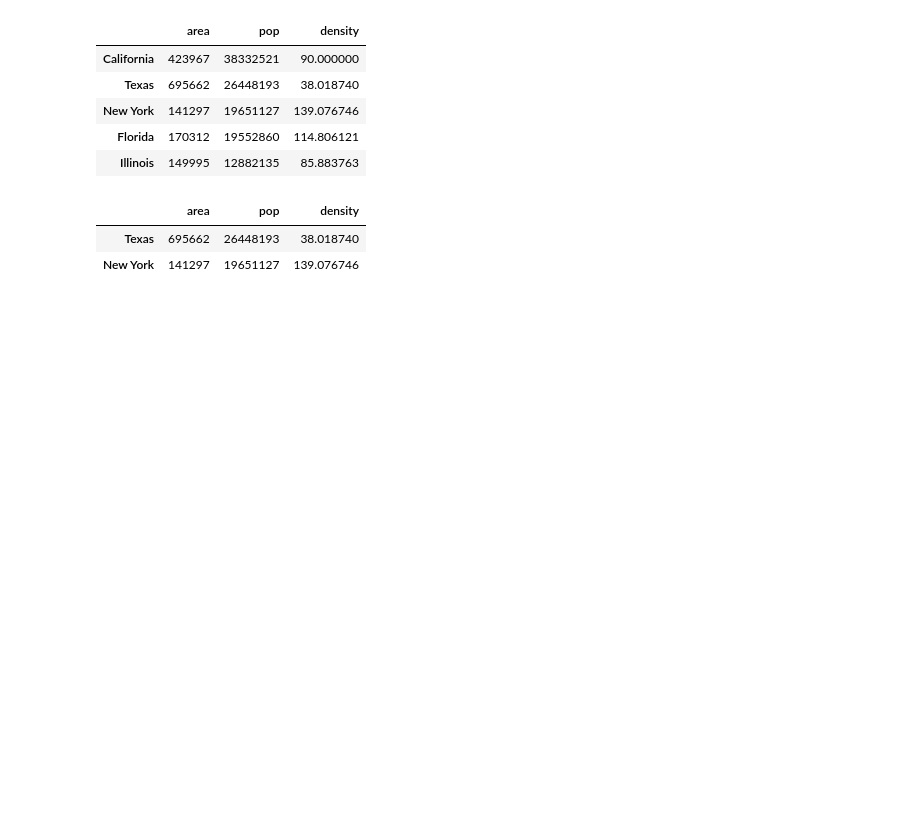
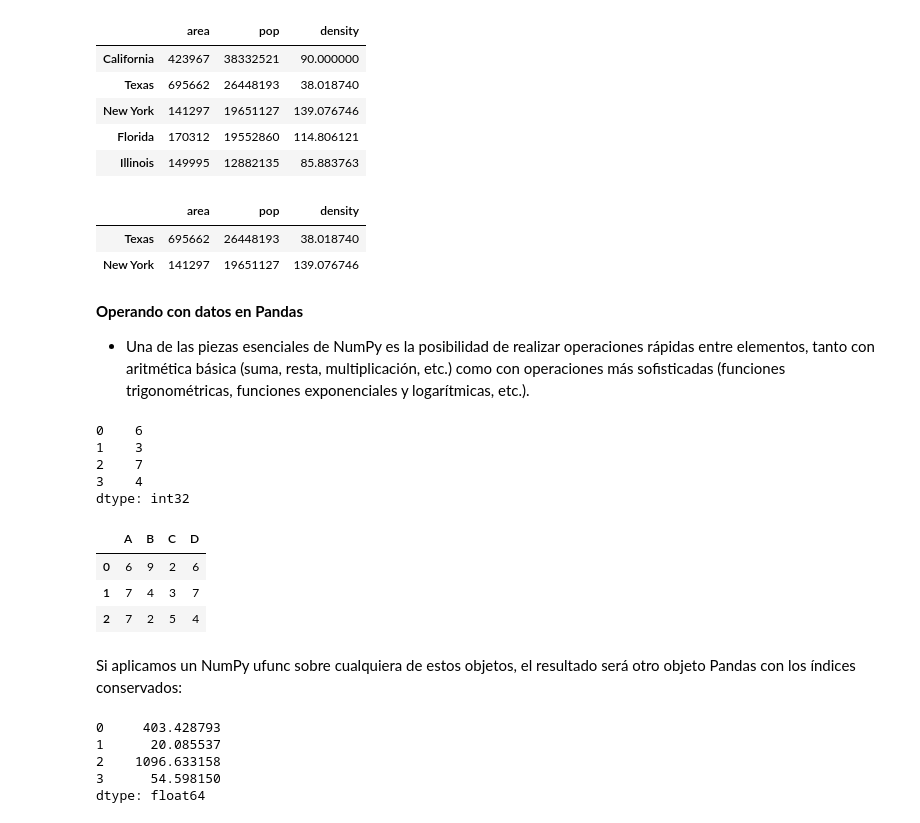
Before and after one commit to MikeAlienpz03/Excel_python, a Jupyter notebook: Chapters/pandas.ipynb, the cells around one changed output. Cells and saved outputs as stored; diff of their text form; code cells hidden in the pictures; blank space fills up the shorter version.

```diff
--- a/Chapters/pandas.ipynb
+++ b/Chapters/pandas.ipynb
@@ -488,3 +501,41 @@ data[1:3]
 |  | area | pop | density |
 | Texas | 695662 | 26448193 | 38.018740 |
 | New York | 141297 | 19651127 | 139.076746 |
+# %% [markdown]
+**Operando con datos en Pandas**
+
+* Una de las piezas esenciales de NumPy es la posibilidad de realizar operaciones rápidas entre elementos, tanto con aritmética básica (suma, resta, multiplicación, etc.) como
+ con operaciones más sofisticadas (funciones trigonométricas, funciones exponenciales y logarítmicas, etc.).
+# %%
+import pandas as pd
+import numpy as np
+
+rng = np.random.RandomState(42)
+ser = pd.Series(rng.randint(0,10,4))
+ser
+# %% [output]
+0    6
+1    3
+2    7
+3    4
+dtype: int32
+# %%
+df = pd.DataFrame(rng.randint(0,10,(3,4)),
+                  columns=['A','B','C','D'])
+
+df
+# %% [output]
+|  | A | B | C | D |
+| 0 | 6 | 9 | 2 | 6 |
+| 1 | 7 | 4 | 3 | 7 |
+| 2 | 7 | 2 | 5 | 4 |
+# %% [markdown]
+ Si aplicamos un NumPy ufunc sobre cualquiera de estos objetos, el resultado será otro objeto Pandas con los índices conservados:
+# %%
+np.exp(ser)
+# %% [output]
+0     403.428793
+1      20.085537
+2    1096.633158
+3      54.598150
+dtype: float64
```
Also changed, not shown: parts of 43 cells of this notebook, 5 other files.
